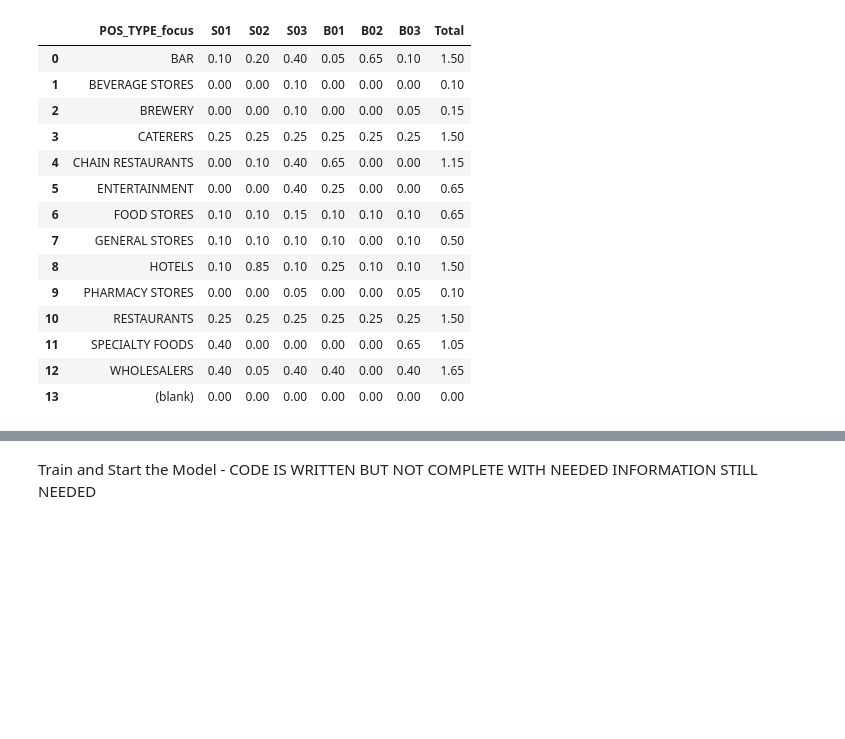
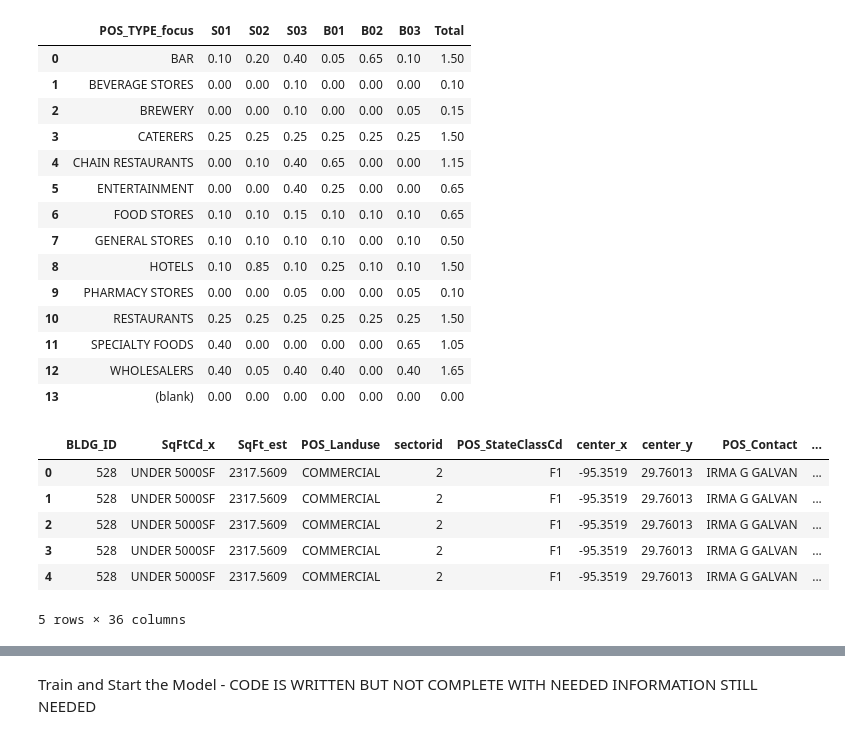
Before and after one commit to kuromasadev/PROJ4-GRP2, a Jupyter notebook: model/rand_forest_sa.ipynb, the cells around one changed output, grey strips where cells are left out. Saved outputs shown, nothing was run; the diff lists cells and outputs as text; code cells hidden in the pictures; blank space fills up the shorter version.

```diff
--- a/model/rand_forest_sa.ipynb
+++ b/model/rand_forest_sa.ipynb
@@ -180,3 +180,18 @@ matrix_data_df
 | 11 | SPECIALTY FOODS | 0.40 | 0.00 | 0.00 | 0.00 | 0.00 | 0.65 | 1.05 |
 | 12 | WHOLESALERS | 0.40 | 0.05 | 0.40 | 0.40 | 0.00 | 0.40 | 1.65 |
 | 13 | (blank) | 0.00 | 0.00 | 0.00 | 0.00 | 0.00 | 0.00 | 0.00 |
+# %%
+# Convert the matrix(wide) df into a longer form
+matrix_df = matrix_data_df.melt(id_vars=['POS_TYPE_focus'], var_name='schema_id', value_name='correlation')
+# %%
+# Create a merged demand df with matrix_df so it keeps only data from demand df (connects it together to build our model)
+combined_demand_df = pd.merge(demand_dummies, matrix_df, on=['POS_TYPE_focus'], how='left')
+combined_demand_df.head()
+# %% [output]
+|  | BLDG_ID | SqFtCd_x | SqFt_est | POS_Landuse | sectorid | POS_StateClassCd | center_x | center_y | POS_Contact | ... |
+| 0 | 528 | UNDER 5000SF | 2317.5609 | COMMERCIAL | 2 | F1 | -95.3519 | 29.76013 | IRMA G GALVAN | ... |
+| 1 | 528 | UNDER 5000SF | 2317.5609 | COMMERCIAL | 2 | F1 | -95.3519 | 29.76013 | IRMA G GALVAN | ... |
+| 2 | 528 | UNDER 5000SF | 2317.5609 | COMMERCIAL | 2 | F1 | -95.3519 | 29.76013 | IRMA G GALVAN | ... |
+| 3 | 528 | UNDER 5000SF | 2317.5609 | COMMERCIAL | 2 | F1 | -95.3519 | 29.76013 | IRMA G GALVAN | ... |
+| 4 | 528 | UNDER 5000SF | 2317.5609 | COMMERCIAL | 2 | F1 | -95.3519 | 29.76013 | IRMA G GALVAN | ... |
+5 rows × 36 columns
```
Also changed, not shown: parts of 16 cells of this notebook.
